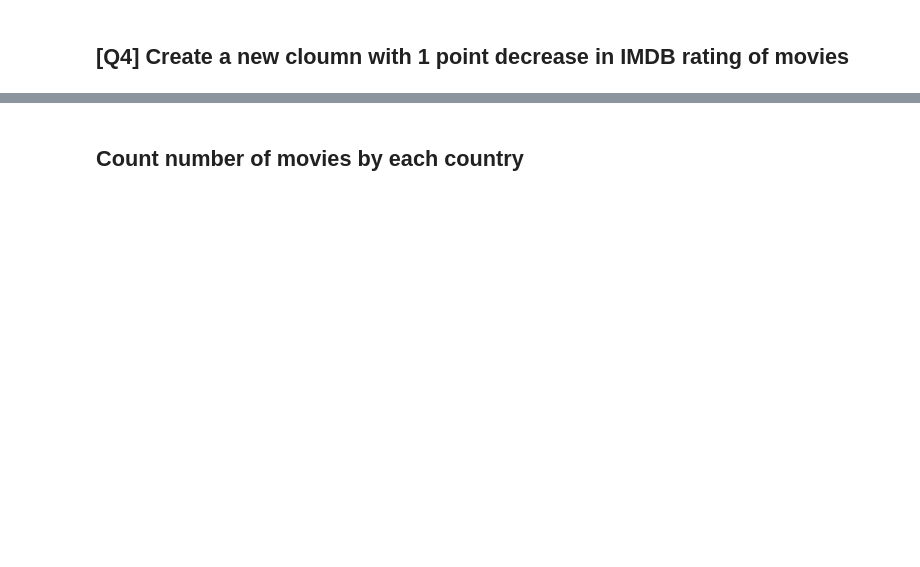
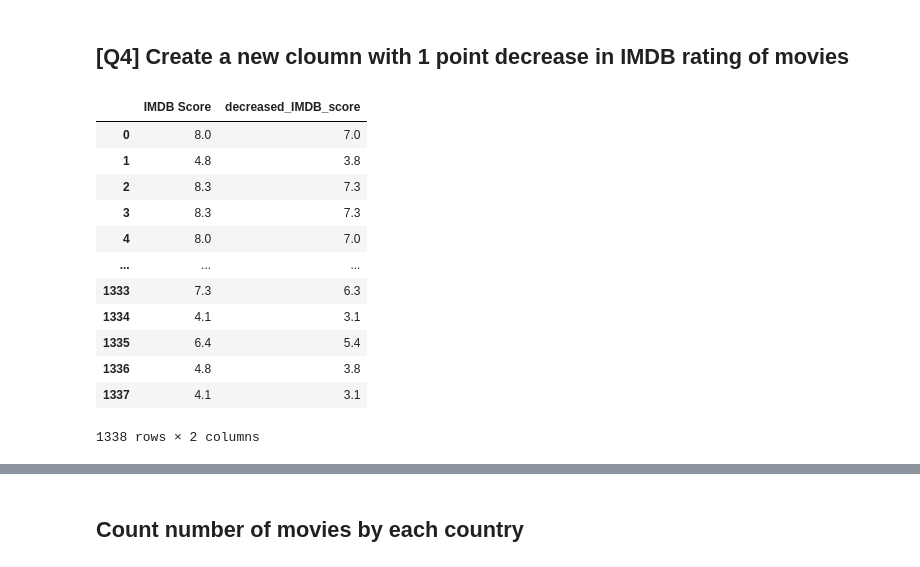
Before and after one commit to sinha1/qb-cfg-advance-pandas, a Jupyter notebook: 01_pandas_in_the_real_world.ipynb, the cells around one changed output, grey strips where cells are left out. Drawn from its saved outputs; the diff is of its cells as text; code cells hidden in the pictures; blank space fills up the shorter version.

```diff
--- a/01_pandas_in_the_real_world.ipynb
+++ b/01_pandas_in_the_real_world.ipynb
@@ -55,7 +122,7 @@ Many time we have to add new columns to the data deriving it from existing colum
 ## [Q3] Lets read first sheet of excel in variable movies_df
 # %%
 # Please complete the rest of this cell
-movies_df =
+movies_df = first_sheet_only
 # %%
 # Lets increase movie budget by 10%
 def inc_by_10_pc(num):
@@ -67,6 +148,25 @@ movies_df[['Budget', 'incrsd_budget']]
 ## [Q4] Create a new cloumn with 1 point decrease in IMDB rating of movies
 # %%
 # Please complete the rest of this cell
+def decrease_by_1_point(num):
+    return num - 1
+
+movies_df['decreased_IMDB_score'] = movies_df['IMDB Score'].apply(decrease_by_1_point)
+movies_df[['IMDB Score', 'decreased_IMDB_score']]
+# %% [output]
+|  | IMDB Score | decreased_IMDB_score |
+| 0 | 8.0 | 7.0 |
+| 1 | 4.8 | 3.8 |
+| 2 | 8.3 | 7.3 |
+| 3 | 8.3 | 7.3 |
+| 4 | 8.0 | 7.0 |
+| ... | ... | ... |
+| 1333 | 7.3 | 6.3 |
+| 1334 | 4.1 | 3.1 |
+| 1335 | 6.4 | 5.4 |
+| 1336 | 4.8 | 3.8 |
+| 1337 | 4.1 | 3.1 |
+1338 rows × 2 columns
 # %% [markdown]
 # Groupby
 
```
Also changed, not shown: parts of 11 cells of this notebook.
